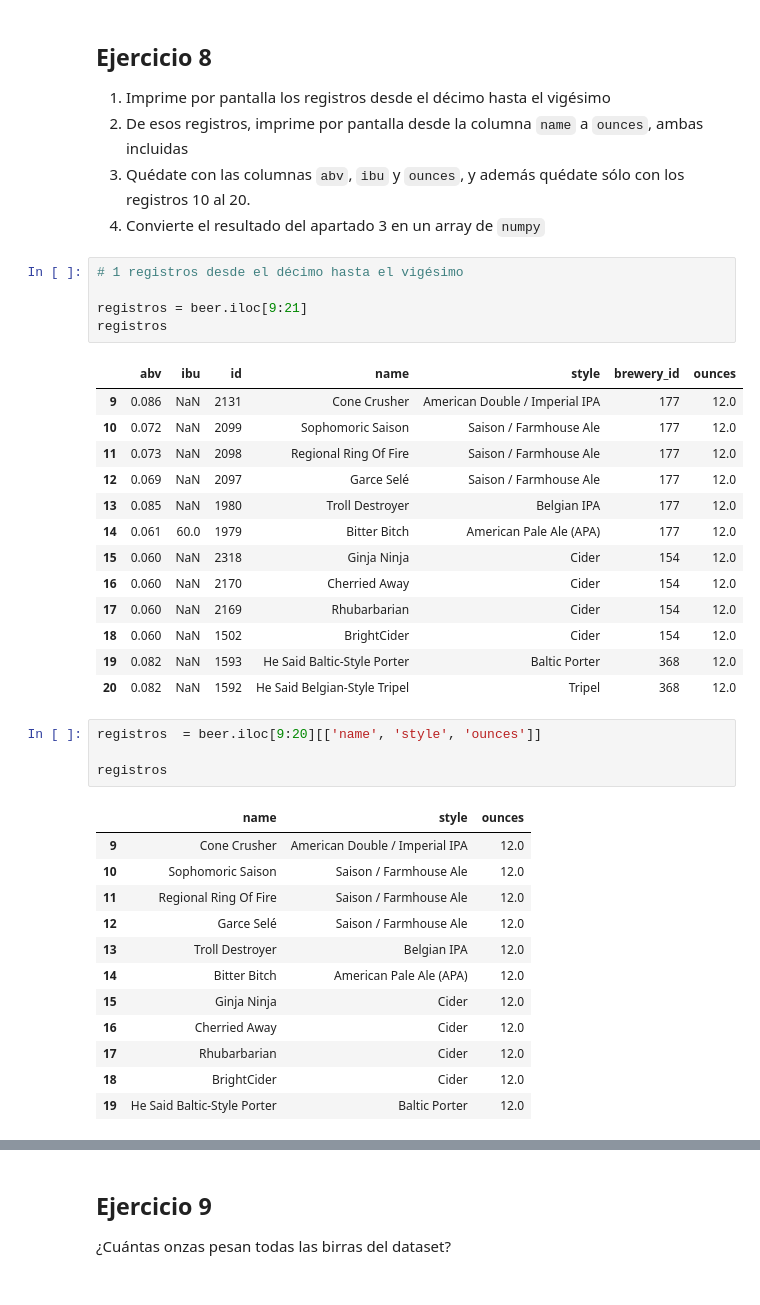
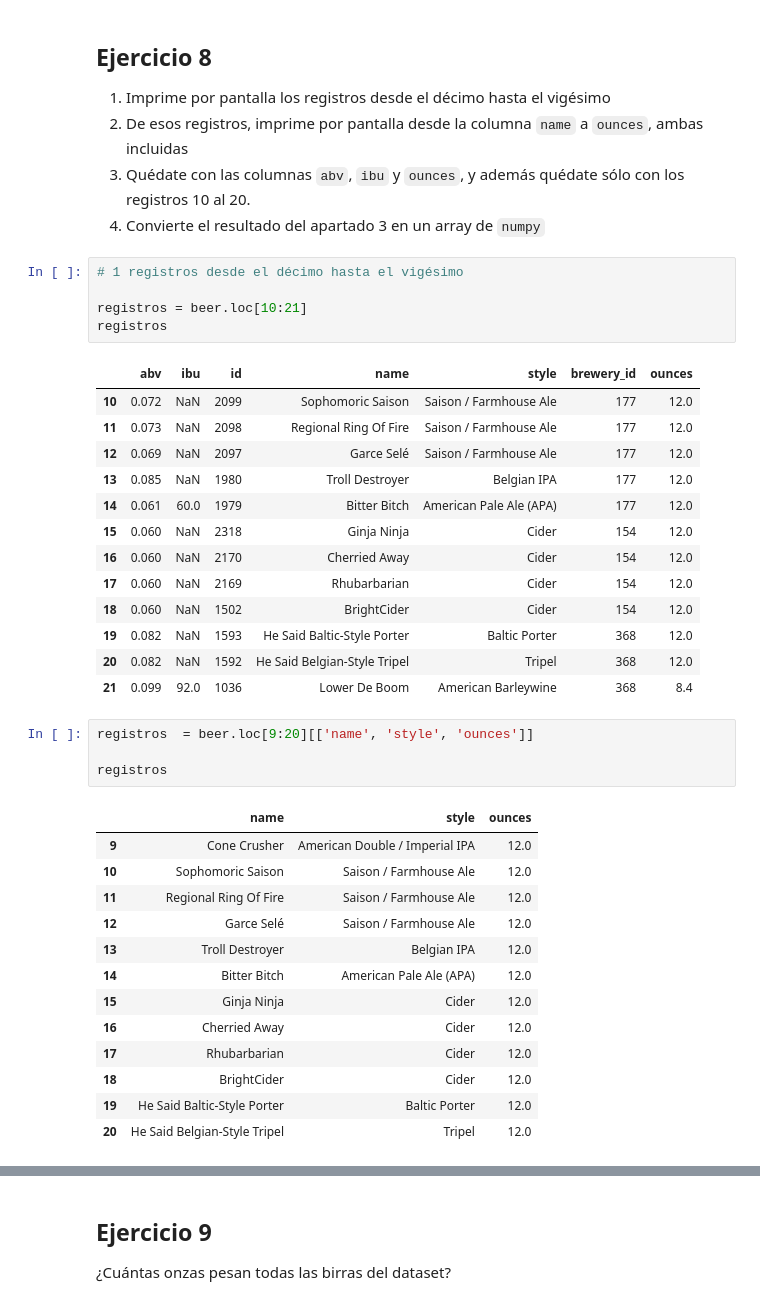
Before and after one commit to NaiSaratxaga/2503_dsft_thebridge_naiara, a Jupyter notebook: 2-Data_Analysis/2-Pandas/Practica/6-Beers/birras_repaso.ipynb, the cells around one changed output, grey strips where cells are left out. Cells and saved outputs as stored; diff of their text form.

```diff
--- a/2-Data_Analysis/2-Pandas/Practica/6-Beers/birras_repaso.ipynb
+++ b/2-Data_Analysis/2-Pandas/Practica/6-Beers/birras_repaso.ipynb
@@ -258,11 +299,10 @@ Name: count, Length: 99, dtype: int64
 # %%
 # 1 registros desde el décimo hasta el vigésimo
 
-registros = beer.iloc[9:21]
+registros = beer.loc[10:21]
 registros
 # %% [output]
 |  | abv | ibu | id | name | style | brewery_id | ounces |
-| 9 | 0.086 | NaN | 2131 | Cone Crusher | American Double / Imperial IPA | 177 | 12.0 |
 | 10 | 0.072 | NaN | 2099 | Sophomoric Saison | Saison / Farmhouse Ale | 177 | 12.0 |
 | 11 | 0.073 | NaN | 2098 | Regional Ring Of Fire | Saison / Farmhouse Ale | 177 | 12.0 |
 | 12 | 0.069 | NaN | 2097 | Garce Selé | Saison / Farmhouse Ale | 177 | 12.0 |
@@ -274,8 +314,9 @@ registros
 | 18 | 0.060 | NaN | 1502 | BrightCider | Cider | 154 | 12.0 |
 | 19 | 0.082 | NaN | 1593 | He Said Baltic-Style Porter | Baltic Porter | 368 | 12.0 |
 | 20 | 0.082 | NaN | 1592 | He Said Belgian-Style Tripel | Tripel | 368 | 12.0 |
+| 21 | 0.099 | 92.0 | 1036 | Lower De Boom | American Barleywine | 368 | 8.4 |
 # %%
-registros  = beer.iloc[9:20][['name', 'style', 'ounces']]
+registros  = beer.loc[9:20][['name', 'style', 'ounces']]
 
 registros
 # %% [output]
@@ -291,3 +332,4 @@ registros
 | 17 | Rhubarbarian | Cider | 12.0 |
 | 18 | BrightCider | Cider | 12.0 |
 | 19 | He Said Baltic-Style Porter | Baltic Porter | 12.0 |
+| 20 | He Said Belgian-Style Tripel | Tripel | 12.0 |
```
Also changed, not shown: parts of 21 cells of this notebook.
